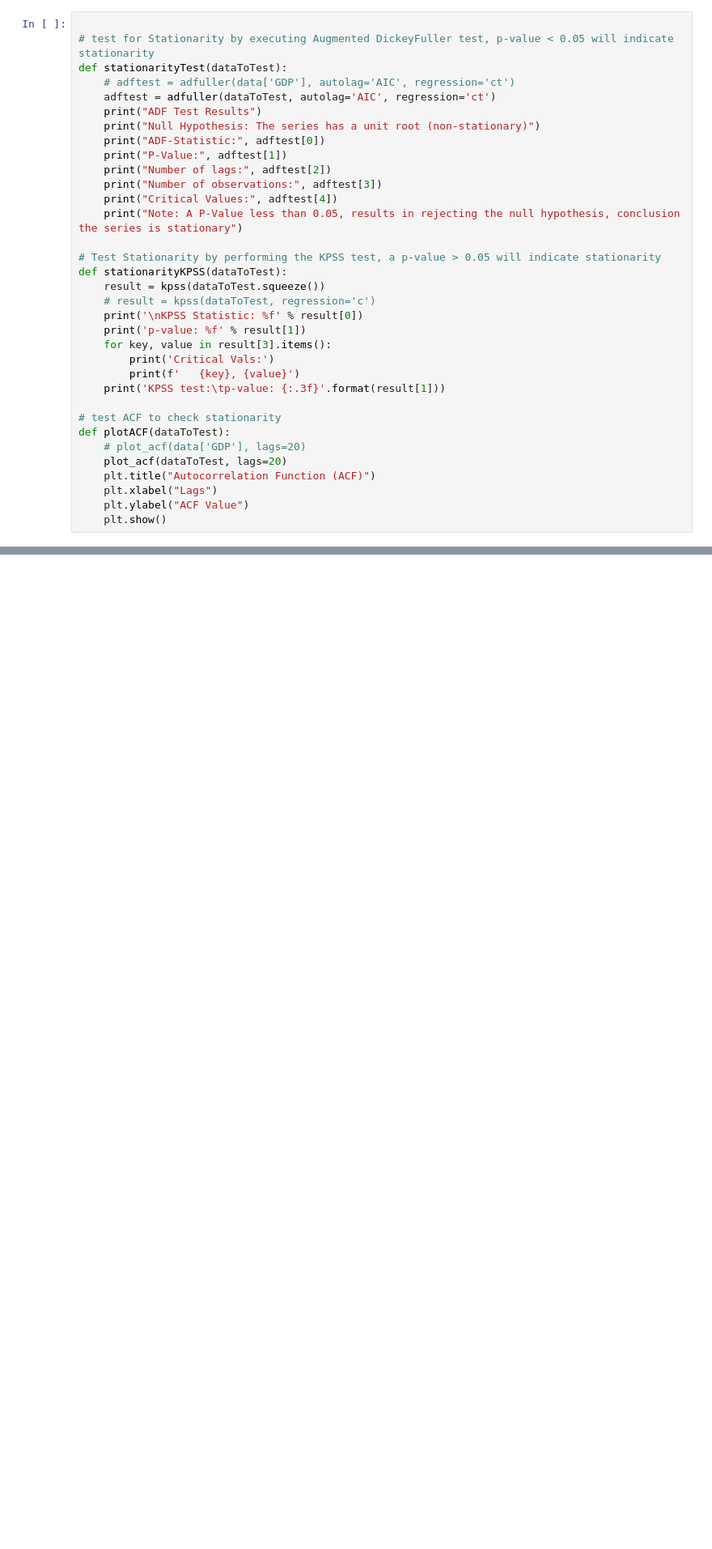
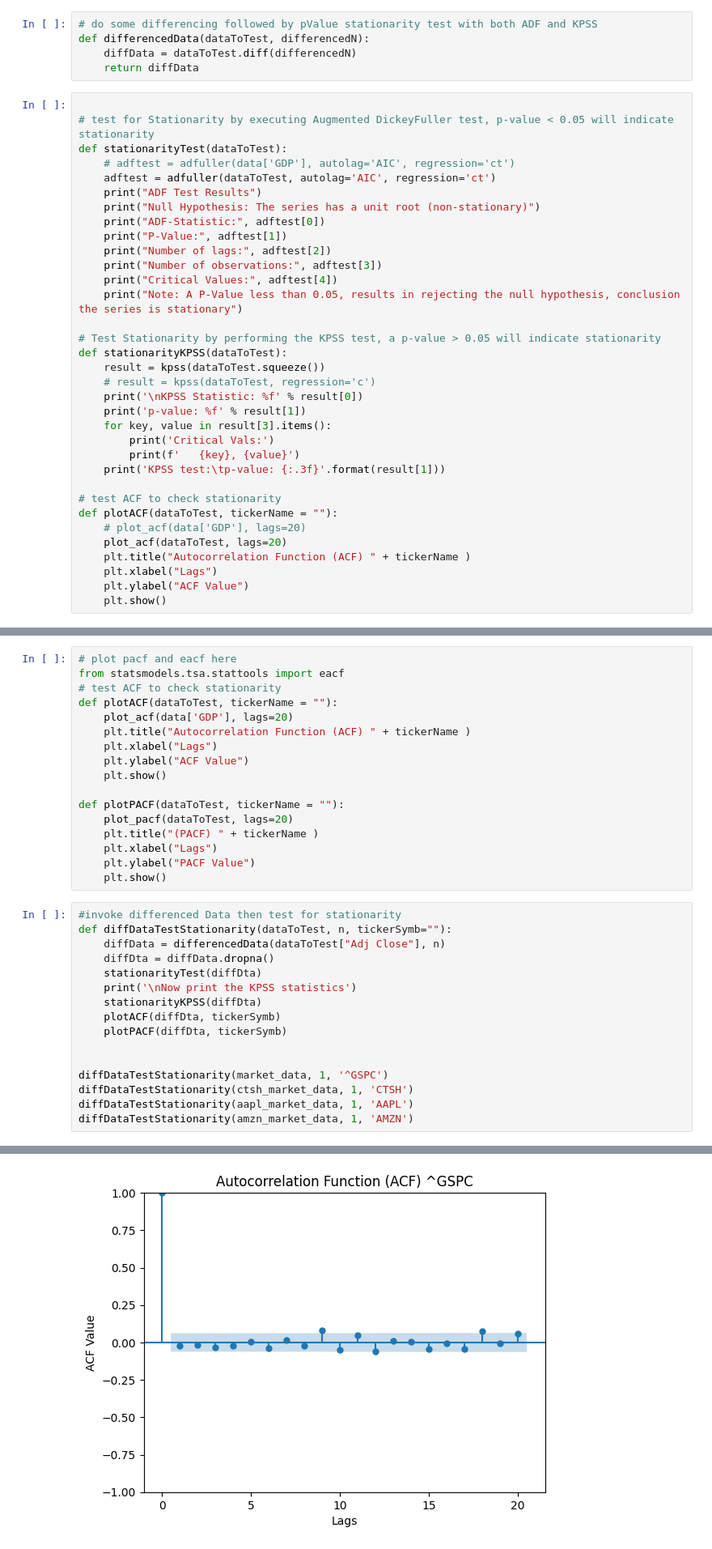
Before and after one commit to Rohit-Vernekar/Conformal-Prediction-on-Time-Series, a Jupyter notebook: CP.ipynb, the cells around one changed output, grey strips where cells are left out. Shown at 81% size. Cells and saved outputs as stored; diff of their text form; blank space fills up the shorter version.

Commit message:
added extra functionality

```diff
--- a/CP.ipynb
+++ b/CP.ipynb
@@ -97,6 +97,11 @@ def testOutlierRemovalAndIdentification(time_series_data):
     # Print the number of removed outliers
     print(f"Number of removed outliers: {len(outliers)}")
     return filtered_data
+# %%
+# do some differencing followed by pValue stationarity test with both ADF and KPSS
+def differencedData(dataToTest, differencedN):
+    diffData = dataToTest.diff(differencedN)
+    return diffData
 # %%
 
 # test for Stationarity by executing Augmented DickeyFuller test, p-value < 0.05 will indicate stationarity
@@ -124,10 +129,10 @@ def stationarityKPSS(dataToTest):
     print('KPSS test:\tp-value: {:.3f}'.format(result[1]))
 
 # test ACF to check stationarity
-def plotACF(dataToTest):
+def plotACF(dataToTest, tickerName = ""):
     # plot_acf(data['GDP'], lags=20)
     plot_acf(dataToTest, lags=20)
-    plt.title("Autocorrelation Function (ACF)")
+    plt.title("Autocorrelation Function (ACF) " + tickerName )
     plt.xlabel("Lags")
     plt.ylabel("ACF Value")
     plt.show()
@@ -223,0 +300,34 @@ market_data.head()
+# %%
+# plot pacf and eacf here
+from statsmodels.tsa.stattools import eacf
+# test ACF to check stationarity
+def plotACF(dataToTest, tickerName = ""):
+    plot_acf(data['GDP'], lags=20)
+    plt.title("Autocorrelation Function (ACF) " + tickerName )
+    plt.xlabel("Lags")
+    plt.ylabel("ACF Value")
+    plt.show()
+
+def plotPACF(dataToTest, tickerName = ""):
+    plot_pacf(dataToTest, lags=20)
+    plt.title("(PACF) " + tickerName )
+    plt.xlabel("Lags")
+    plt.ylabel("PACF Value")
+    plt.show()
+# %%
+#invoke differenced Data then test for stationarity
+def diffDataTestStationarity(dataToTest, n, tickerSymb=""):
+    diffData = differencedData(dataToTest["Adj Close"], n)
+    diffDta = diffData.dropna()
+    stationarityTest(diffDta)
+    print('\nNow print the KPSS statistics')
+    stationarityKPSS(diffDta)
+    plotACF(diffDta, tickerSymb)
+    plotPACF(diffDta, tickerSymb)
+
+
+diffDataTestStationarity(market_data, 1, '^GSPC')
+diffDataTestStationarity(ctsh_market_data, 1, 'CTSH')
+diffDataTestStationarity(aapl_market_data, 1, 'AAPL')
+diffDataTestStationarity(amzn_market_data, 1, 'AMZN')
+# %% [output]
@@ -223,0 +351 @@ market_data.head()
+[figure, added]
```
Also changed, not shown: parts of 22 cells of this notebook.
